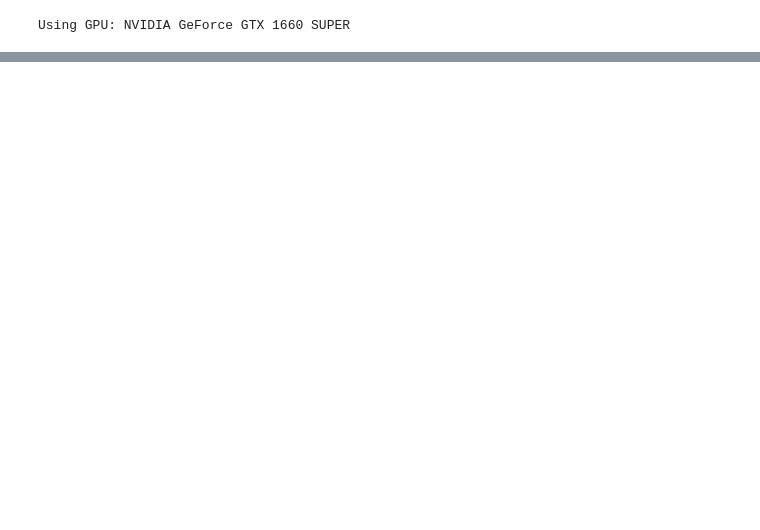
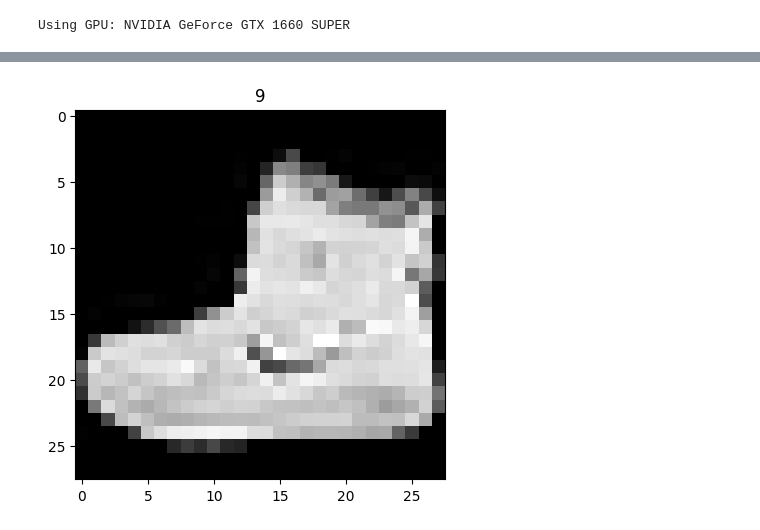
Before and after one commit to GioDude211/ML-2---Projects, a Jupyter notebook: Project 5/vecchione_GANs_Practice.ipynb, the cells around one changed output, grey strips where cells are left out. Cells and saved outputs as stored; diff of their text form; code cells hidden in the pictures; blank space fills up the shorter version.

```diff
--- a/Project 5/vecchione_GANs_Practice.ipynb
+++ b/Project 5/vecchione_GANs_Practice.ipynb
@@ -91,0 +222,23 @@ Using GPU: NVIDIA GeForce GTX 1660 SUPER
+# %%
+#import Dataset
+fashion_mnist = tf.keras.datasets.fashion_mnist
+
+#split dataset
+(train_images, train_labels), (test_images, test_labels) = fashion_mnist.load_data()
+# %%
+#Preprocessing:
+
+# Data Conversion and Normalization
+train_images = tf.cast(train_images, tf.float32)  # Convert to float32 / this type is needed, MNIST is unit8 type
+train_images /= 255.0  # Normalize to [0, 1] range
+
+# Do the same for the test dataset if needed:
+test_images = tf.cast(test_images, tf.float32)
+test_images /= 255.0
+# %%
+# Let's look at the first image and its label
+plt.imshow(train_images[0], cmap='gray')
+plt.title(train_labels[0])
+plt.show()
+# %% [output]
+[figure, added]
```
Also changed, not shown: parts of 35 cells of this notebook, 1 other file.
